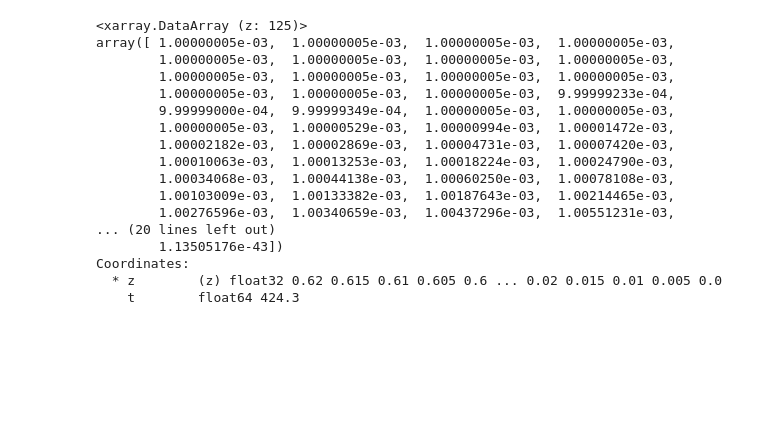
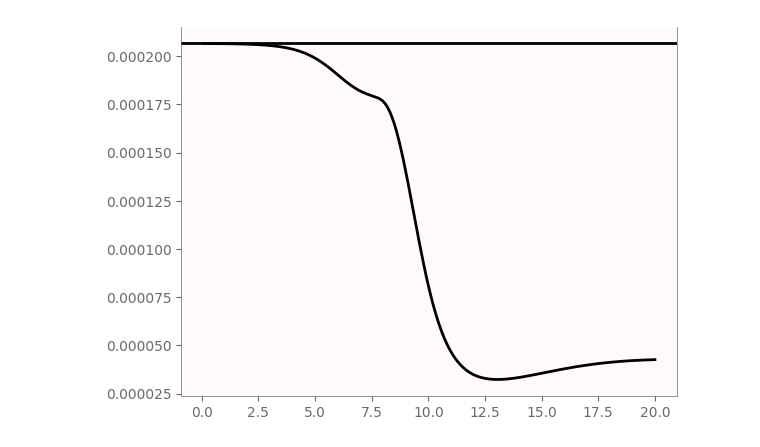
Before and after one commit to edsaac/ReactiveBiomass, a Jupyter notebook: experiments/Rosenzweig_2011.UnsatflowTransp/constantHead.ipynb, the cells around one changed output. Saved outputs shown, nothing was run; the diff lists cells and outputs as text; code cells hidden in the pictures; blank space fills up the shorter version.

```diff
--- a/experiments/Rosenzweig_2011.UnsatflowTransp/constantHead.ipynb
+++ b/experiments/Rosenzweig_2011.UnsatflowTransp/constantHead.ipynb
@@ -17,12 +17,17 @@ def get_mean_velocity() -> np.float64:
 
     ## Extract VTK results (this should be done with a probe but meh)
     all_vtk_paths = [os.path.join(PATH_TO_VTK, f) for f in getVTKList(PATH_TO_VTK)]
-    last_vtk = all_vtk_paths[-1]
-    mesh = pv.read(last_vtk)
+    nTimes = len(all_vtk_paths)
 
-    U = mesh['U']
-    Uz = U[:,-1]
-    meanU = np.average(Uz)
-    #stdU = np.std(Uz)
+    ## Initialize array to store data
+    results = np.zeros([nTimes])
 
-    return meanU #(meanU, stdU)
+    ## Extract field for each vtk field
+    for t,vtk in enumerate(all_vtk_paths):
+        mesh = pv.read(vtk)
+        integrated_volume = mesh.integrate_data()
+        volume = integrated_volume['Volume'][0]
+        z_velocity = integrated_volume['U'][0,-1]
+        results[t] = z_velocity/volume
+
+    return results #(meanU, stdU)
@@ -97,20 +129,9 @@ plt.show()
-# %%
-scalar[:,0]
-# %% [output]
-<xarray.DataArray (z: 125)>
-array([ 1.00000005e-03,  1.00000005e-03,  1.00000005e-03,  1.00000005e-03,
-        1.00000005e-03,  1.00000005e-03,  1.00000005e-03,  1.00000005e-03,
-        1.00000005e-03,  1.00000005e-03,  1.00000005e-03,  1.00000005e-03,
-        1.00000005e-03,  1.00000005e-03,  1.00000005e-03,  9.99999233e-04,
-        9.99999000e-04,  9.99999349e-04,  1.00000005e-03,  1.00000005e-03,
-        1.00000005e-03,  1.00000529e-03,  1.00000994e-03,  1.00001472e-03,
-        1.00002182e-03,  1.00002869e-03,  1.00004731e-03,  1.00007420e-03,
-        1.00010063e-03,  1.00013253e-03,  1.00018224e-03,  1.00024790e-03,
-        1.00034068e-03,  1.00044138e-03,  1.00060250e-03,  1.00078108e-03,
-        1.00103009e-03,  1.00133382e-03,  1.00187643e-03,  1.00214465e-03,
-        1.00276596e-03,  1.00340659e-03,  1.00437296e-03,  1.00551231e-03,
-... (20 lines left out)
-        1.13505176e-43])
-Coordinates:
-  * z        (z) float32 0.62 0.615 0.61 0.605 0.6 ... 0.02 0.015 0.01 0.005 0.0
-    t        float64 424.3
+# %%
+K_0 = 2.067E-4
+velocity = get_mean_velocity()
+fig, ax  = plt.subplots()
+ax.plot(scalar.t/86400, -velocity)
+ax.axhline(y=K_0)
+plt.show()
+# %% [output]
+[figure, added]
```
Also changed, not shown: parts of 9 cells of this notebook, 7 other files.
